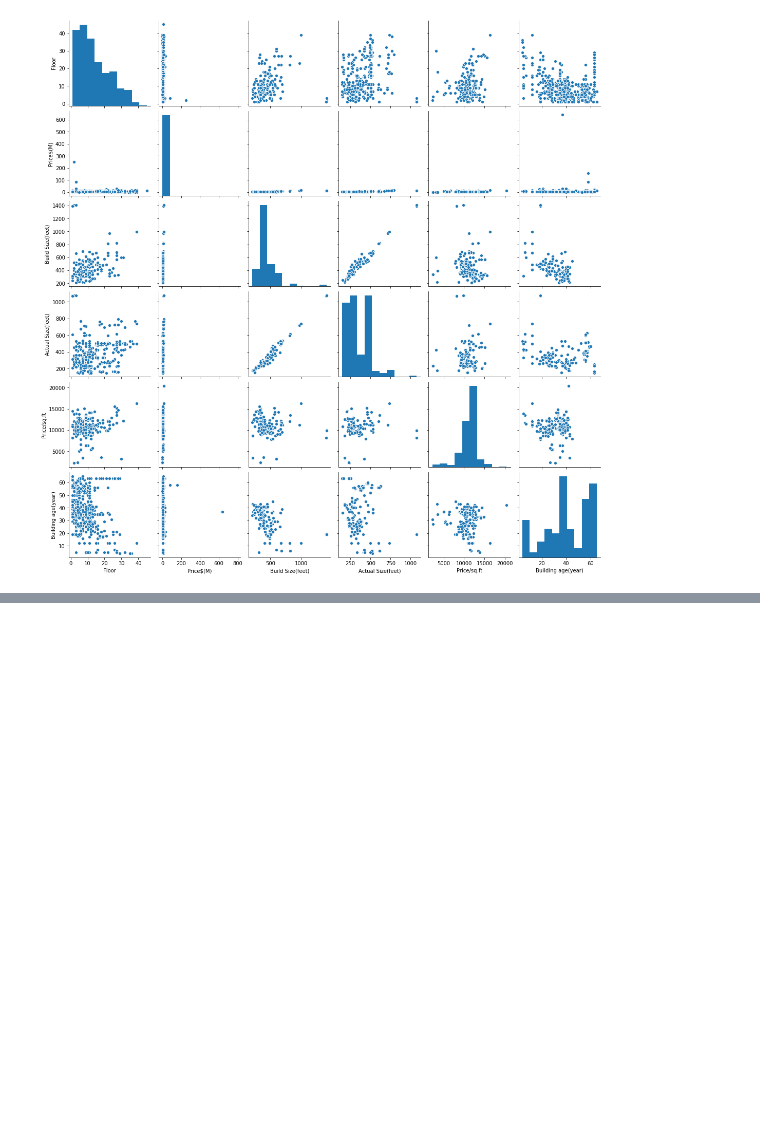
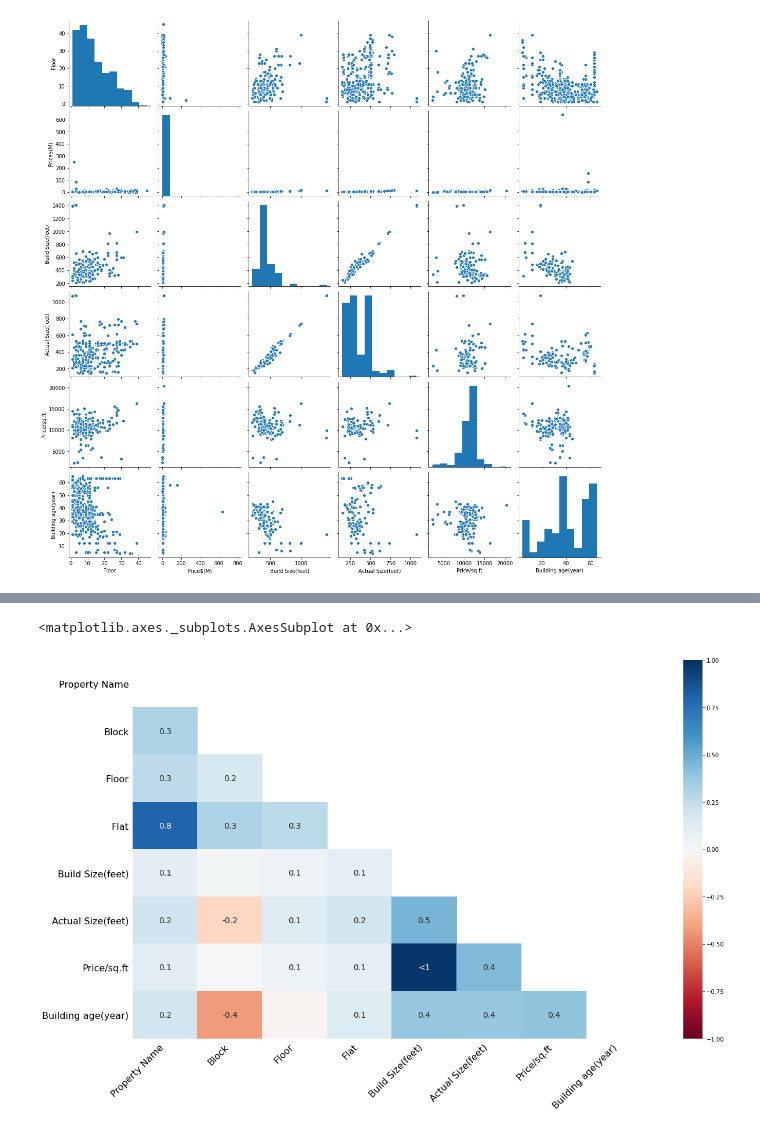
Before and after one commit to kychanbp/property_price_model, a Jupyter notebook: notebooks/EDA.ipynb, the cells around one changed output, grey strips where cells are left out. Drawn from its saved outputs; the diff is of its cells as text; code cells hidden in the pictures; blank space fills up the shorter version.

```diff
--- a/notebooks/EDA.ipynb
+++ b/notebooks/EDA.ipynb
@@ -145,0 +180,5 @@ sns.pairplot(df_train)
+# %%
+msno.heatmap(df_train)
+# %% [output]
+<matplotlib.axes._subplots.AxesSubplot at 0x...>
+[figure, added]
```
Also changed, not shown: parts of 8 cells of this notebook, 2 other files.
